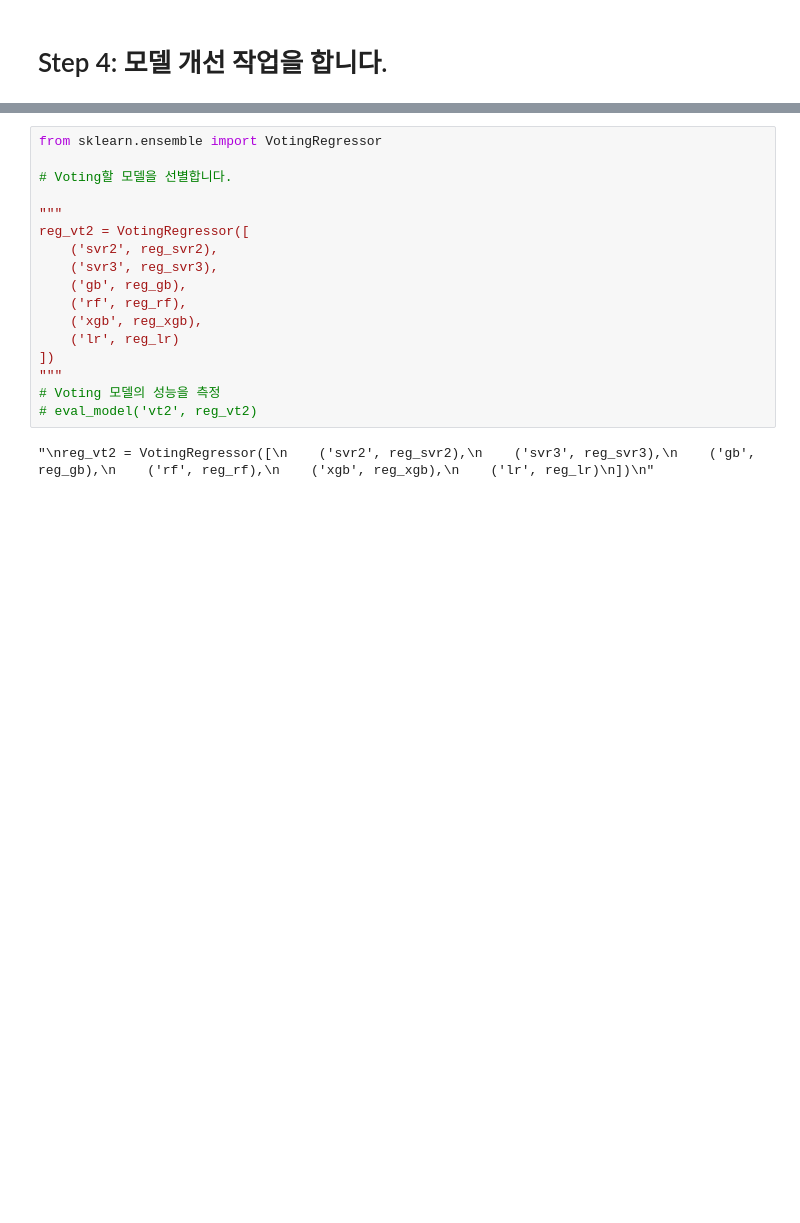
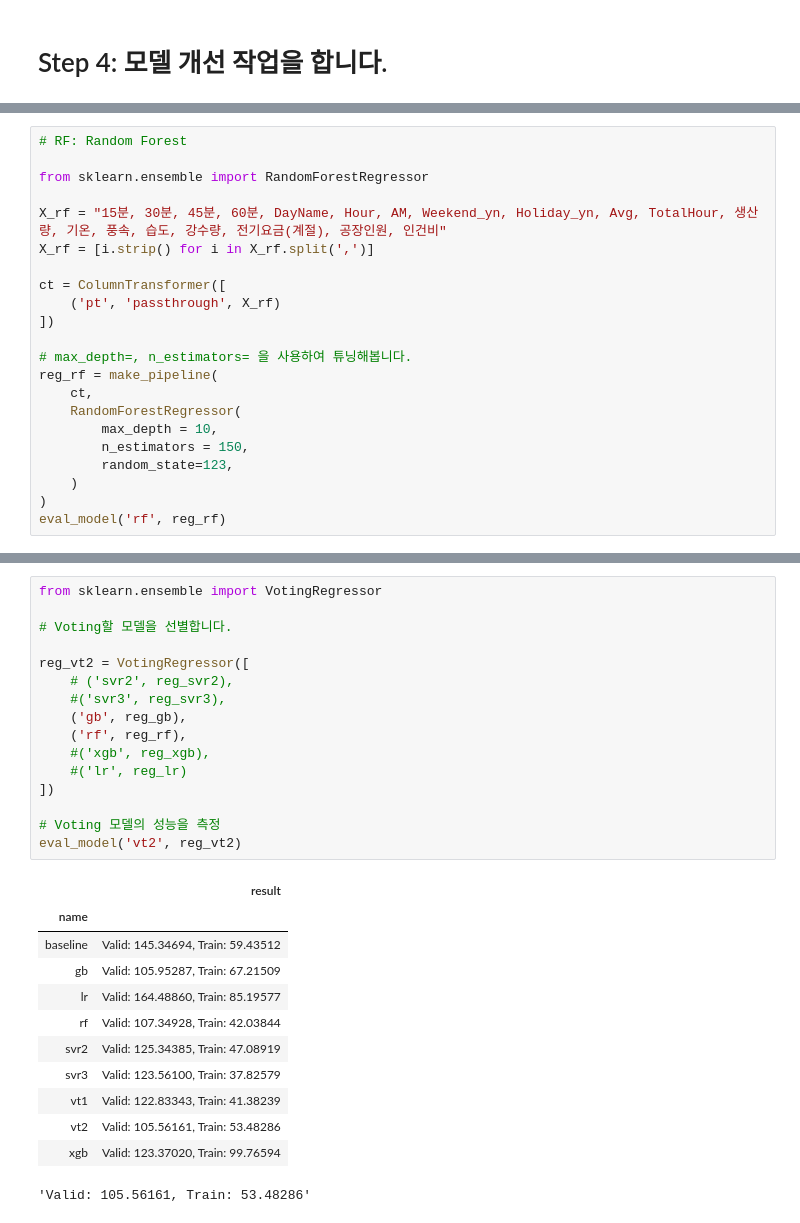
Before and after one commit to hulee1973/ds_lv3_2503_1, a Jupyter notebook: sec_ds_lv3_prob3_kaggle.ipynb, the cells around one changed output, grey strips where cells are left out. Saved outputs shown, nothing was run; the diff lists cells and outputs as text; blank space fills up the shorter version.

```diff
--- a/sec_ds_lv3_prob3_kaggle.ipynb
+++ b/sec_ds_lv3_prob3_kaggle.ipynb
@@ -366,0 +435,22 @@ eval_model('rf', reg_rf)
+# %%
+# RF: Random Forest
+
+from sklearn.ensemble import RandomForestRegressor
+
+X_rf = "15분, 30분, 45분, 60분, DayName, Hour, AM, Weekend_yn, Holiday_yn, Avg, TotalHour, 생산량, 기온, 풍속, 습도, 강수량, 전기요금(계절), 공장인원, 인건비"
+X_rf = [i.strip() for i in X_rf.split(',')]
+
+ct = ColumnTransformer([
+    ('pt', 'passthrough', X_rf)
+])
+
+# max_depth=, n_estimators= 을 사용하여 튜닝해봅니다.
+reg_rf = make_pipeline(
+    ct,
+    RandomForestRegressor(
+        max_depth = 10,
+        n_estimators = 150,
+        random_state=123,
+    )
+)
+eval_model('rf', reg_rf)
@@ -367,19 +469,29 @@ eval_model('rf', reg_rf)
 # %%
 from sklearn.ensemble import VotingRegressor
 
 # Voting할 모델을 선별합니다.
 
-"""
 reg_vt2 = VotingRegressor([
-    ('svr2', reg_svr2),
-    ('svr3', reg_svr3),
+    # ('svr2', reg_svr2),
+    #('svr3', reg_svr3),
     ('gb', reg_gb),
     ('rf', reg_rf),
-    ('xgb', reg_xgb),
-    ('lr', reg_lr)
+    #('xgb', reg_xgb),
+    #('lr', reg_lr)
 ])
-"""
+
 # Voting 모델의 성능을 측정
-# eval_model('vt2', reg_vt2)
+eval_model('vt2', reg_vt2)
 # %% [output]
+|  | result |
+| name |  |
+| baseline | Valid: 145.34694, Train: 59.43512 |
+| gb | Valid: 105.95287, Train: 67.21509 |
+| lr | Valid: 164.48860, Train: 85.19577 |
+| rf | Valid: 107.34928, Train: 42.03844 |
+| svr2 | Valid: 125.34385, Train: 47.08919 |
+| svr3 | Valid: 123.56100, Train: 37.82579 |
+| vt1 | Valid: 122.83343, Train: 41.38239 |
+| vt2 | Valid: 105.56161, Train: 53.48286 |
+| xgb | Valid: 123.37020, Train: 99.76594 |
-"\nreg_vt2 = VotingRegressor([\n    ('svr2', reg_svr2),\n    ('svr3', reg_svr3),\n    ('gb', reg_gb),\n    ('rf', reg_rf),\n    ('xgb', reg_xgb),\n    ('lr', reg_lr)\n])\n"
+'Valid: 105.56161, Train: 53.48286'
```
Also changed, not shown: parts of 20 cells of this notebook.
